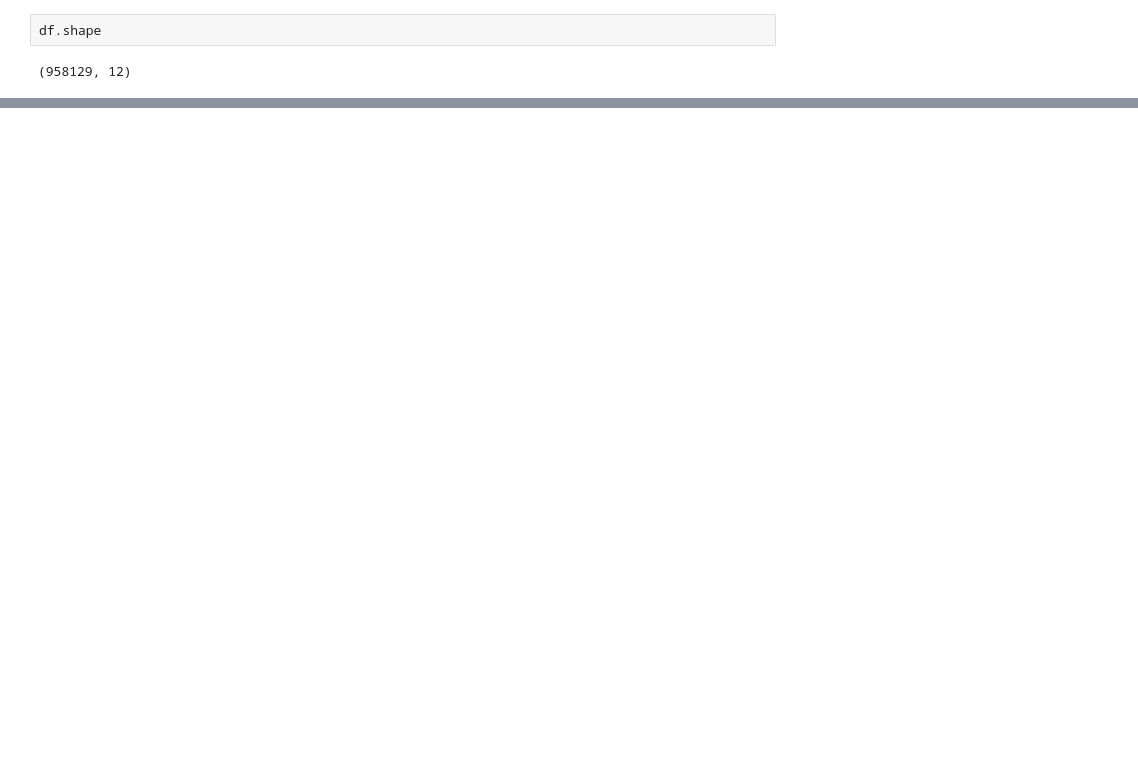
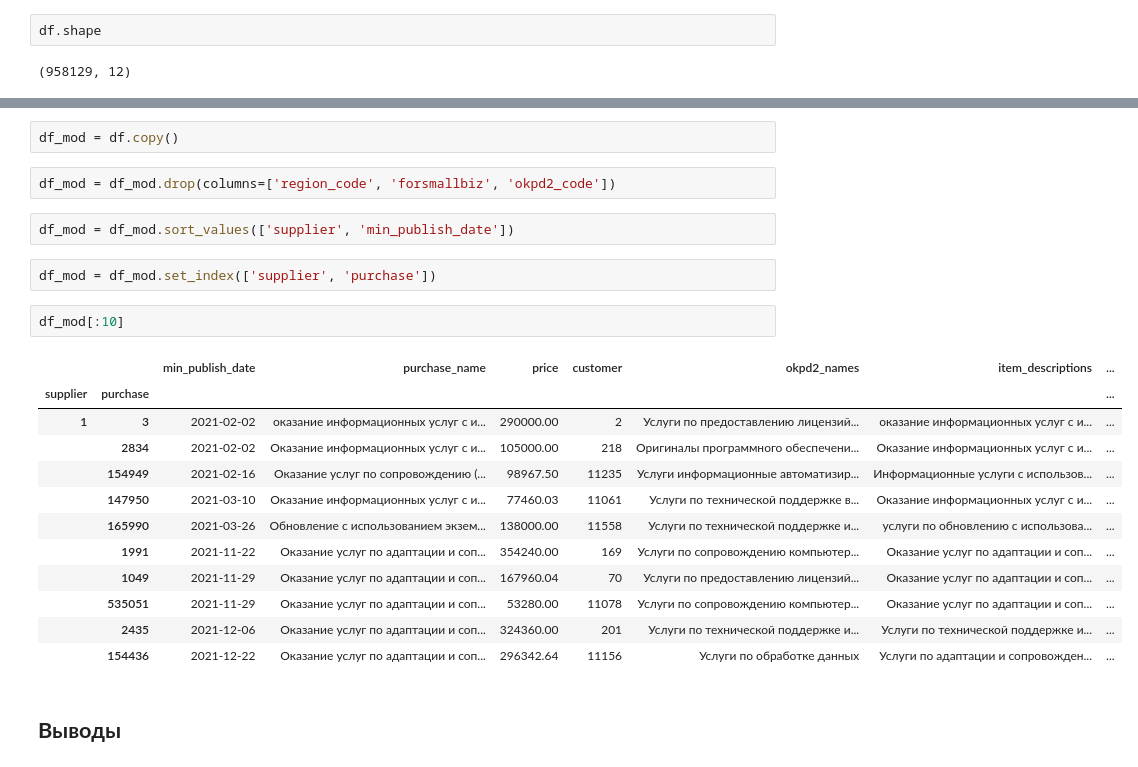
Before and after one commit to Lsdbot/Zakupki, a Jupyter notebook: notebooks/EDA.ipynb, the cells around one changed output, grey strips where cells are left out. Drawn from its saved outputs; the diff is of its cells as text; blank space fills up the shorter version.

```diff
--- a/notebooks/EDA.ipynb
+++ b/notebooks/EDA.ipynb
@@ -177,0 +292,26 @@ df.describe(include=object)
+# %%
+df_mod = df.copy()
+# %%
+df_mod = df_mod.drop(columns=['region_code', 'forsmallbiz', 'okpd2_code'])
+# %%
+df_mod = df_mod.sort_values(['supplier', 'min_publish_date'])
+# %%
+df_mod = df_mod.set_index(['supplier', 'purchase'])
+# %%
+df_mod[:10]
+# %% [output]
+|  |  | min_publish_date | purchase_name | price | customer | okpd2_names | item_descriptions | ... |
+| supplier | purchase |  |  |  |  |  |  | ... |
+| 1 | 3 | 2021-02-02 | оказание информационных услуг с и... | 290000.00 | 2 | Услуги по предоставлению лицензий... | оказание информационных услуг с и... | ... |
+|  | 2834 | 2021-02-02 | Оказание информационных услуг с и... | 105000.00 | 218 | Оригиналы программного обеспечени... | Оказание информационных услуг с и... | ... |
+|  | 154949 | 2021-02-16 | Оказание услуг по сопровождению (... | 98967.50 | 11235 | Услуги информационные автоматизир... | Информационные услуги с использов... | ... |
+|  | 147950 | 2021-03-10 | Оказание информационных услуг с и... | 77460.03 | 11061 | Услуги по технической поддержке в... | Оказание информационных услуг с и... | ... |
+|  | 165990 | 2021-03-26 | Обновление с использованием экзем... | 138000.00 | 11558 | Услуги по технической поддержке и... | услуги по обновлению с использова... | ... |
+|  | 1991 | 2021-11-22 | Оказание услуг по адаптации и соп... | 354240.00 | 169 | Услуги по сопровождению компьютер... | Оказание услуг по адаптации и соп... | ... |
+|  | 1049 | 2021-11-29 | Оказание услуг по адаптации и соп... | 167960.04 | 70 | Услуги по предоставлению лицензий... | Оказание услуг по адаптации и соп... | ... |
+|  | 535051 | 2021-11-29 | Оказание услуг по адаптации и соп... | 53280.00 | 11078 | Услуги по сопровождению компьютер... | Оказание услуг по адаптации и соп... | ... |
+|  | 2435 | 2021-12-06 | Оказание услуг по адаптации и соп... | 324360.00 | 201 | Услуги по технической поддержке и... | Услуги по технической поддержке и... | ... |
+|  | 154436 | 2021-12-22 | Оказание услуг по адаптации и соп... | 296342.64 | 11156 | Услуги по обработке данных | Услуги по адаптации и сопровожден... | ... |
+# %% [markdown]
+**Выводы**
+-
```
Also changed, not shown: parts of 53 cells of this notebook, 4 other files.
